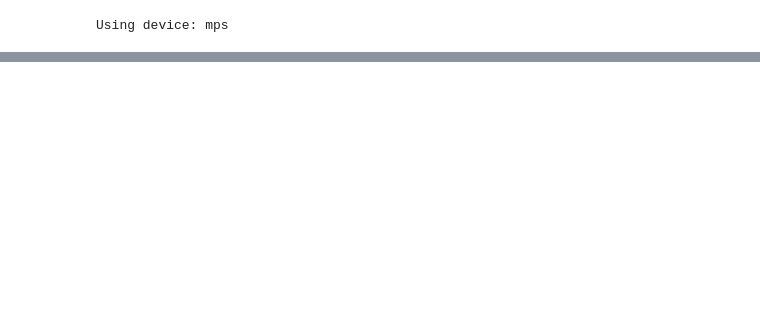
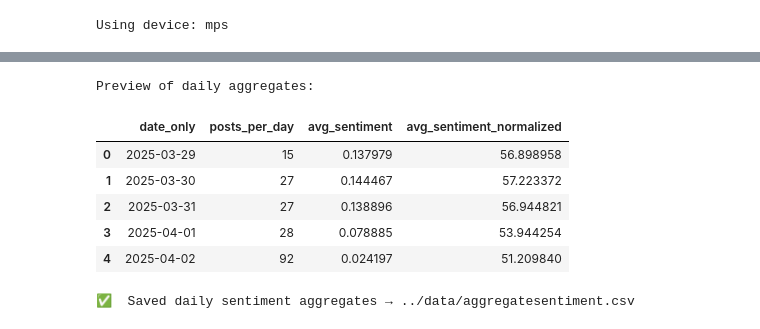
Before and after one commit to jonathanermias/RedditStocks_v2.0, a Jupyter notebook: app/VaderBertAnalysis.ipynb, the cells around one changed output, grey strips where cells are left out. Cells and saved outputs as stored; diff of their text form; code cells hidden in the pictures; blank space fills up the shorter version.

```diff
--- a/app/VaderBertAnalysis.ipynb
+++ b/app/VaderBertAnalysis.ipynb
@@ -248,0 +269,43 @@ plt.show()
+# %%
+if 'subreddit' in reddit_data.columns:
+    # keep only the bare subreddit name (e.g.  r/stocks  ->  stocks)
+    reddit_data['subreddit'] = (
+        reddit_data['subreddit']
+          .astype(str)
+          .str.replace(r'^r\/', '', regex=True)      # drop leading "r/"
+          .str.strip()
+          .str.lower()
+    )
+    reddit_data = reddit_data.drop(columns=['subreddit'])
+
+# 2) Aggregate sentiment per day  ─────────────────────────────────────────────
+sentiment_cols = ['sentiment_score', 'sentiment_normalized']
+
+daily_agg = (
+    reddit_data
+      .groupby('date_only')
+      .agg(
+          posts_per_day              = ('sentiment_score', 'size'),
+          avg_sentiment              = ('sentiment_score', 'mean'),
+          avg_sentiment_normalized   = ('sentiment_normalized', 'mean')
+      )
+      .reset_index()
+      .sort_values('date_only')
+)
+
+print("Preview of daily aggregates:")
+display(daily_agg.head())
+
+# 3) Persist to CSV  ───────────────────────────────────────────────────────────
+out_path = '../data/aggregatesentiment.csv'
+daily_agg.to_csv(out_path, index=False)
+print(f"\n✅  Saved daily sentiment aggregates → {out_path}")
+# %% [output]
+Preview of daily aggregates:
+|  | date_only | posts_per_day | avg_sentiment | avg_sentiment_normalized |
+| 0 | 2025-03-29 | 15 | 0.137979 | 56.898958 |
+| 1 | 2025-03-30 | 27 | 0.144467 | 57.223372 |
+| 2 | 2025-03-31 | 27 | 0.138896 | 56.944821 |
+| 3 | 2025-04-01 | 28 | 0.078885 | 53.944254 |
+| 4 | 2025-04-02 | 92 | 0.024197 | 51.209840 |
+✅  Saved daily sentiment aggregates → ../data/aggregatesentiment.csv
```
Also changed, not shown: parts of 7 cells of this notebook, 31 other files.
